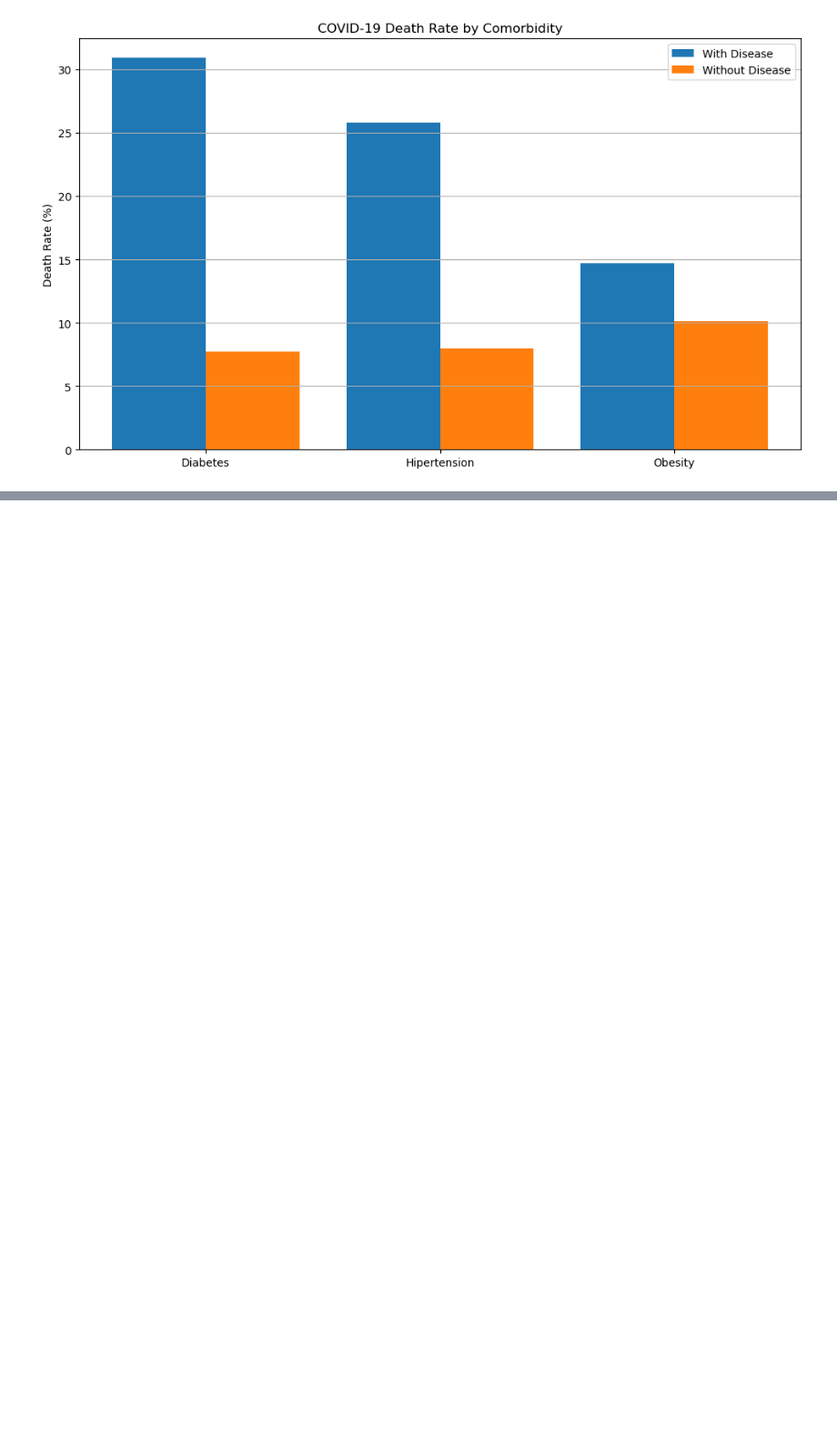
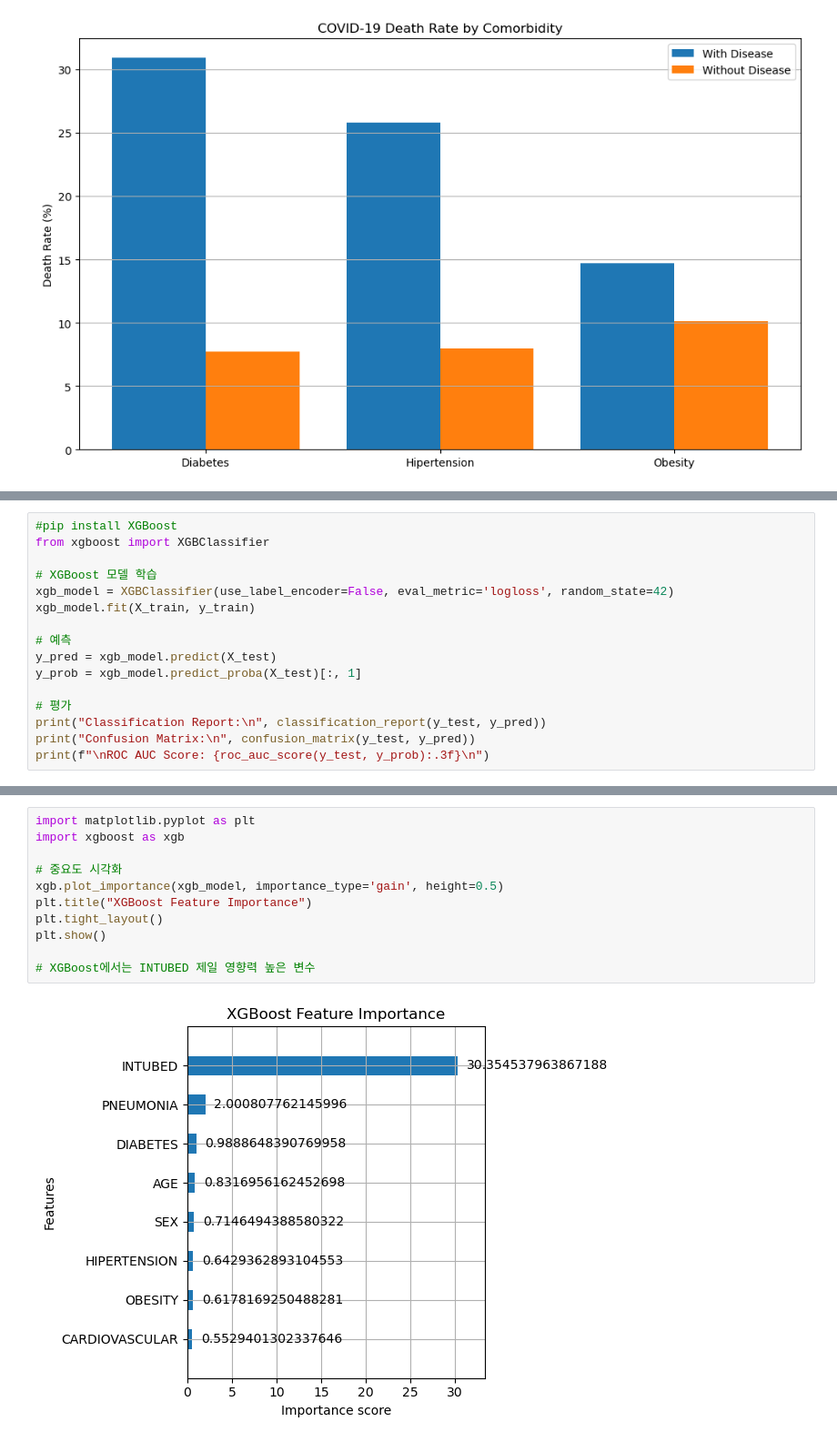
Before and after one commit to hyunsu3408/first-ai, a Jupyter notebook: first-ai/Mexico corona.ipynb, the cells around one changed output, grey strips where cells are left out. Shown: that part at 91% size. Drawn from its saved outputs; the diff is of its cells as text; blank space fills up the shorter version.

```diff
--- a/first-ai/Mexico corona.ipynb
+++ b/first-ai/Mexico corona.ipynb
@@ -206,0 +214,16 @@ Confusion Matrix:
+# %%
+#pip install XGBoost
+from xgboost import XGBClassifier
+
+# XGBoost 모델 학습
+xgb_model = XGBClassifier(use_label_encoder=False, eval_metric='logloss', random_state=42)
+xgb_model.fit(X_train, y_train)
+
+# 예측
+y_pred = xgb_model.predict(X_test)
+y_prob = xgb_model.predict_proba(X_test)[:, 1]
+
+# 평가
+print("Classification Report:\n", classification_report(y_test, y_pred))
+print("Confusion Matrix:\n", confusion_matrix(y_test, y_pred))
+print(f"\nROC AUC Score: {roc_auc_score(y_test, y_prob):.3f}\n")
@@ -206,0 +289,13 @@ Confusion Matrix:
+# %%
+import matplotlib.pyplot as plt
+import xgboost as xgb
+
+# 중요도 시각화
+xgb.plot_importance(xgb_model, importance_type='gain', height=0.5)
+plt.title("XGBoost Feature Importance")
+plt.tight_layout()
+plt.show()
+
+# XGBoost에서는 INTUBED 제일 영향력 높은 변수
+# %% [output]
+[figure, added]
```
Also changed, not shown: parts of 12 cells of this notebook.
